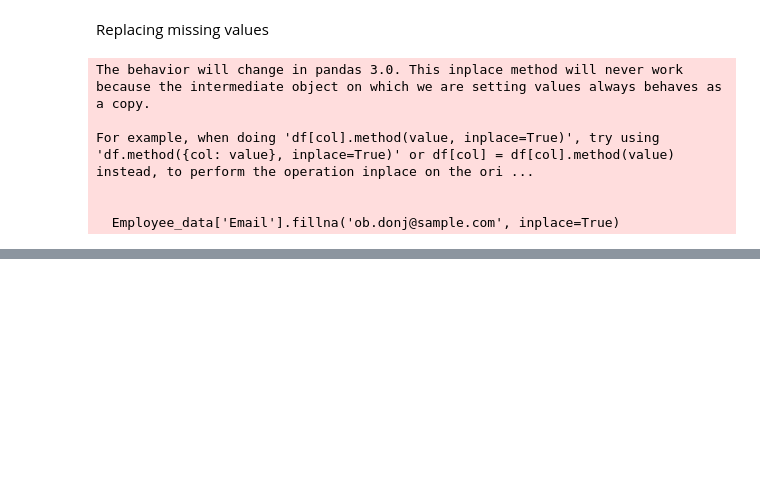
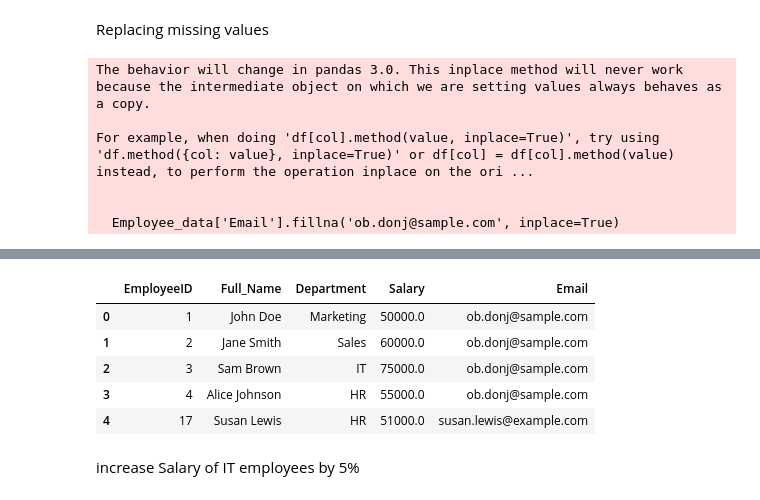
Before and after one commit to Obicnwokolo/Big-Data, a Jupyter notebook: src/sqlalchemy.ipynb, the cells around one changed output, grey strips where cells are left out. Saved outputs shown, nothing was run; the diff lists cells and outputs as text; code cells hidden in the pictures; blank space fills up the shorter version.

```diff
--- a/src/sqlalchemy.ipynb
+++ b/src/sqlalchemy.ipynb
@@ -153,0 +183,14 @@ Employee_data.head(10)
+# %%
+Column_order= ['EmployeeID', 'Full_Name', 'Department', 'Salary', 'Email']
+Employee_data=Employee_data[Column_order]
+# %%
+Employee_data.head()
+# %% [output]
+|  | EmployeeID | Full_Name | Department | Salary | Email |
+| 0 | 1 | John Doe | Marketing | 50000.0 | ob.donj@sample.com |
+| 1 | 2 | Jane Smith | Sales | 60000.0 | ob.donj@sample.com |
+| 2 | 3 | Sam Brown | IT | 75000.0 | ob.donj@sample.com |
+| 3 | 4 | Alice Johnson | HR | 55000.0 | ob.donj@sample.com |
+| 4 | 17 | Susan Lewis | HR | 51000.0 | susan.lewis@example.com |
+# %% [markdown]
+increase Salary of IT employees by 5%
```
Also changed, not shown: parts of 12 cells of this notebook.
